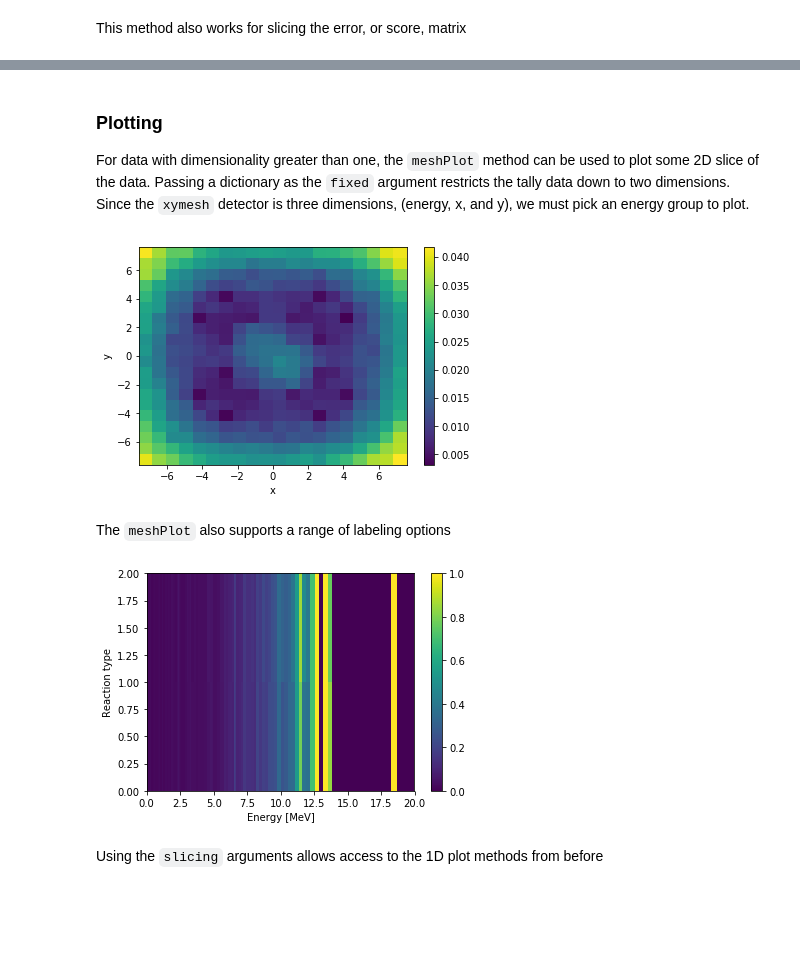
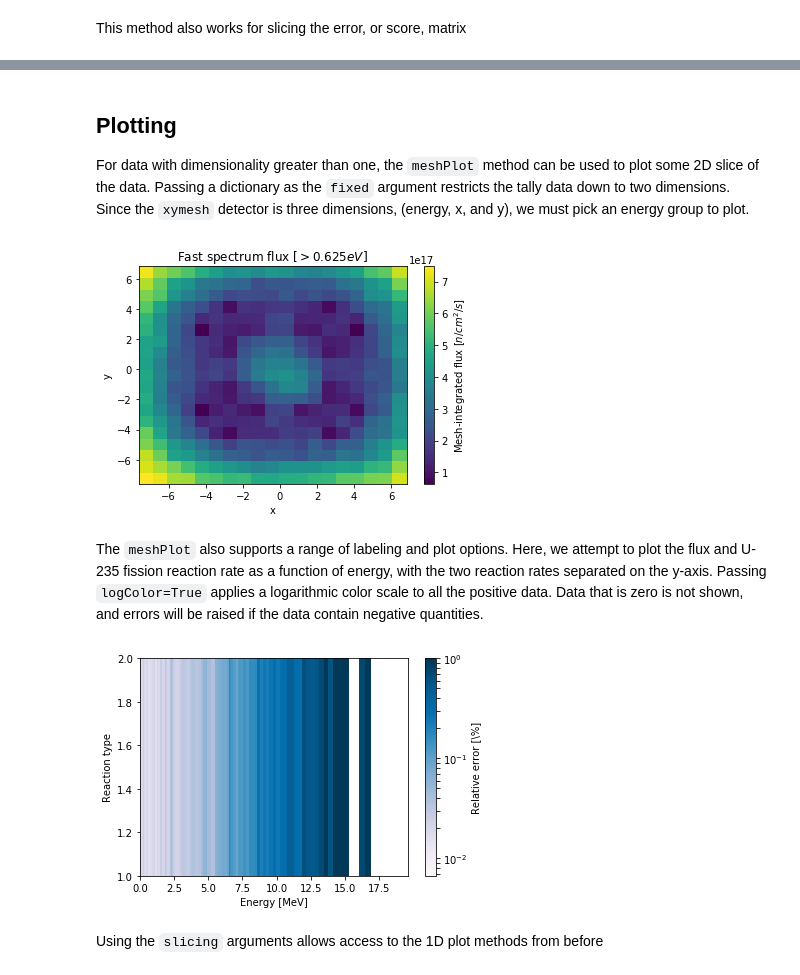
Before and after one commit to CORE-GATECH-GROUP/serpent-tools, a Jupyter notebook: examples/Detector.ipynb, the cells around one changed output, grey strips where cells are left out. Cells and saved outputs as stored; diff of their text form; code cells hidden in the pictures; blank space fills up the shorter version.

```diff
--- a/examples/Detector.ipynb
+++ b/examples/Detector.ipynb
@@ -233,19 +219,24 @@ array([ 0.0061 ,  0.01354,  0.01527,  0.01992,  0.01574,  0.02734,
 # %% [markdown]
-### Plotting
+## Plotting
 For data with dimensionality greater than one, the `meshPlot` method can be used to plot some 2D slice of the data. Passing a dictionary as the `fixed` argument restricts the tally data down to two dimensions. Since the `xymesh` detector is three dimensions, (energy, x, and y), we must pick an energy group to plot.
 # %%
-xy.meshPlot('x', 'y', fixed={'energy': 1});
+ax = xy.meshPlot('x', 'y', fixed={'energy': 1},
+                 cbarLabel='Mesh-integrated flux $[n/cm^2/s]$');
+ax.set_title("Fast spectrum flux $[>0.625 eV]$");
 # plot the fast spectrum flux
 # %% [output]
-[figure, old version]
+[figure, new version]
-# %% [markdown]
-The `meshPlot` also supports a range of labeling options
+# %% [markdown]
+The `meshPlot` also supports a range of labeling and plot options.
+Here, we attempt to plot the flux and U-235 fission reaction rate as a function of energy, with
+the two reaction rates separated on the y-axis. Passing `logColor=True` applies a logarithmic color scale to all the positive data. Data that is zero is not shown, and errors will be raised if the data contain negative quantities.
 # %%
 spectrum.meshPlot('e', 'reaction', what='errors',
-                  ylabel='Reaction type',
-                  xlabel='Energy [MeV]');
+                  ylabel='Reaction type', cmap='PuBu',
+                  cbarLabel="Relative error [\%]",
+                  xlabel='Energy [MeV]', logColor=True);
 # %% [output]
-[figure, old version]
+[figure, new version]
 # %% [markdown]
 Using the `slicing` arguments allows access to the 1D plot methods from before
 # %%
```
Also changed, not shown: parts of 21 cells of this notebook, 2 other files.
